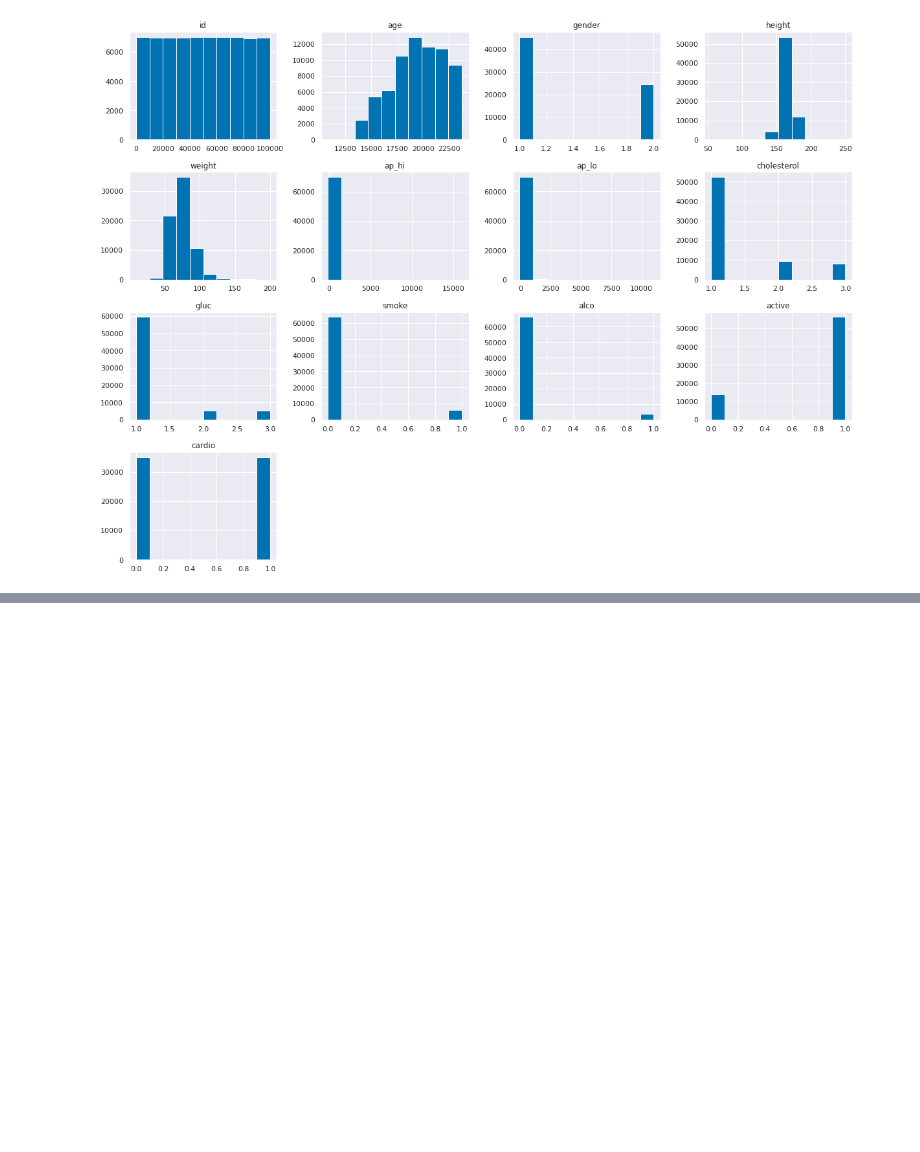
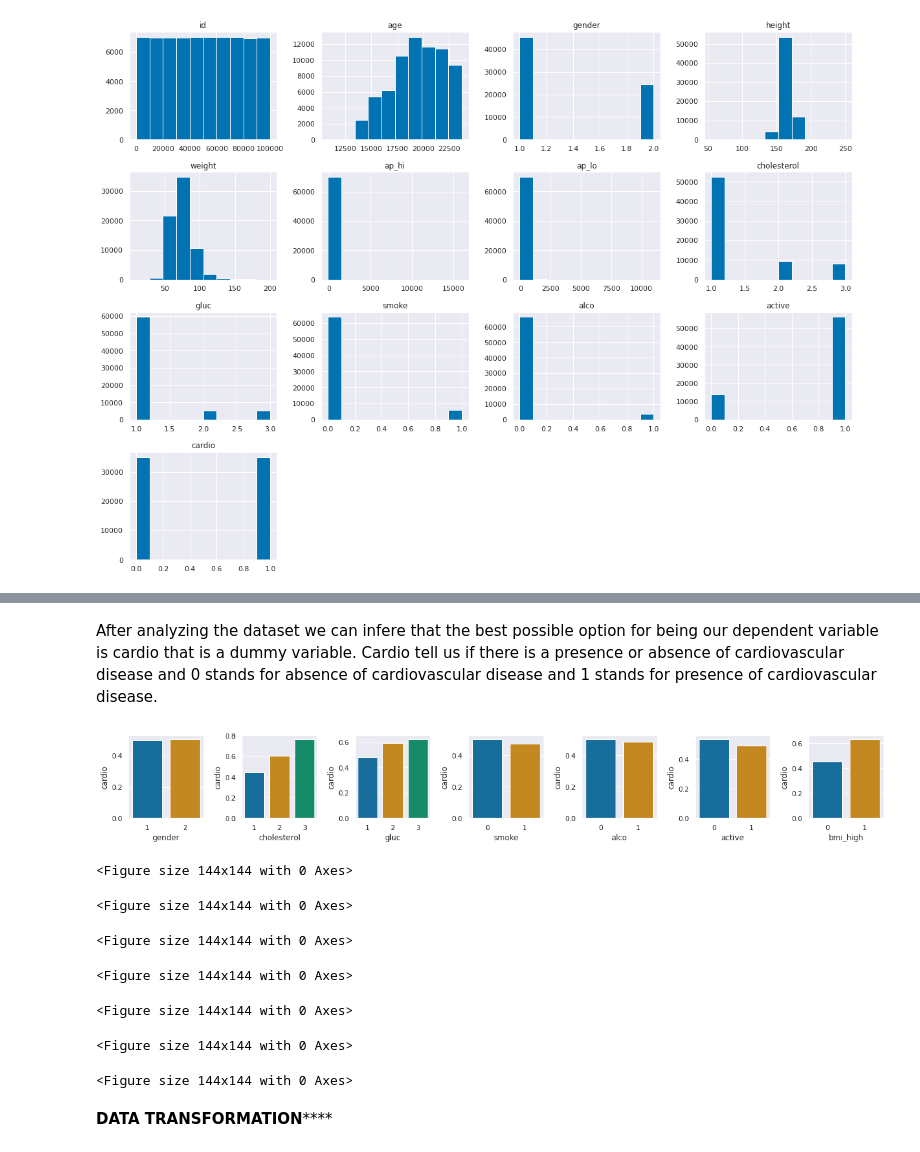
Before and after one commit to Psychraft/Big-Data-Project, a Jupyter notebook: Final_Project_Big_Data_Analysis.ipynb, the cells around one changed output, grey strips where cells are left out. Cells and saved outputs as stored; diff of their text form; code cells hidden in the pictures; blank space fills up the shorter version.

```diff
--- a/Final_Project_Big_Data_Analysis.ipynb
+++ b/Final_Project_Big_Data_Analysis.ipynb
@@ -328,0 +333,25 @@ corr.style.background_gradient(cmap='Oranges_r',axis=None)
+# %% [markdown]
+After analyzing the dataset we can infere that the best possible option for being our dependent variable is cardio that is a dummy variable. Cardio tell us if there is a presence or absence of cardiovascular disease and 0 stands for absence of cardiovascular disease and 1 stands for presence of cardiovascular disease.
+# %%
+#Visualizing Dummy and categorical variables and its effects on cardio
+Colunas = ('gender', 'cholesterol',	'gluc',	'smoke',	'alco',	'active',	'bmi_high')
+fig=plt.figure(figsize=(20,20))
+j = 1
+for i in Colunas :
+  ax=fig.add_subplot(8,8,j)
+  j = j + 1
+  plt.figure(figsize=(2, 2))
+  sns.barplot(x=i,y='cardio',data=Cardio_disease2,ci=None,ax=ax)
+  fig.tight_layout()
+plt.show()
+# %% [output]
+[figure, added]
+<Figure size 144x144 with 0 Axes>
+<Figure size 144x144 with 0 Axes>
+<Figure size 144x144 with 0 Axes>
+<Figure size 144x144 with 0 Axes>
+<Figure size 144x144 with 0 Axes>
+<Figure size 144x144 with 0 Axes>
+<Figure size 144x144 with 0 Axes>
+# %% [markdown]
+********************DATA TRANSFORMATION************************
```
Also changed, not shown: parts of 30 cells of this notebook.
